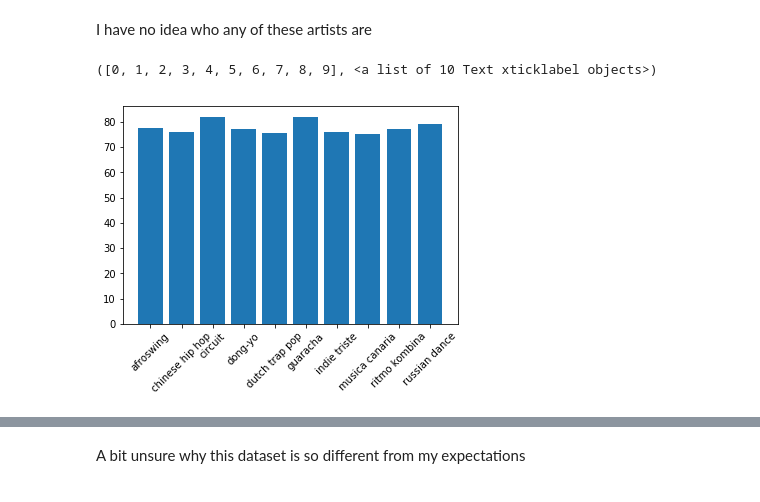
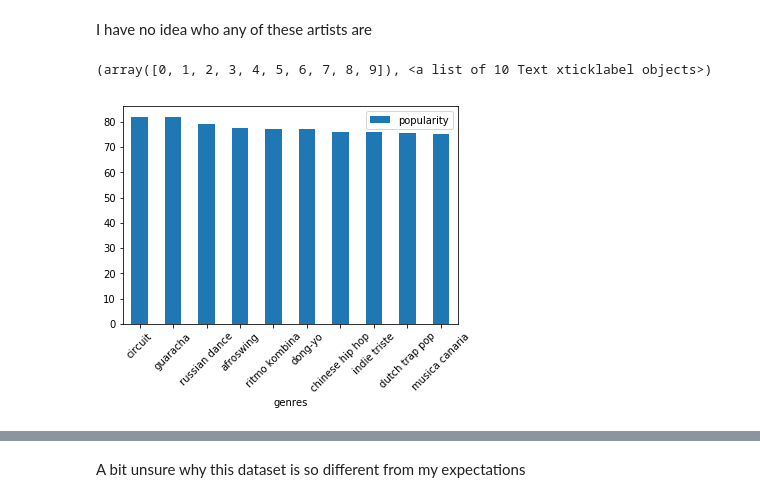
Before and after one commit to zainkhan9/spotify_ml, a Jupyter notebook: genre_clustering.ipynb, the cells around one changed output, grey strips where cells are left out. Cells and saved outputs as stored; diff of their text form; code cells hidden in the pictures.

Commit message:
trying to process artists array

```diff
--- a/genre_clustering.ipynb
+++ b/genre_clustering.ipynb
@@ -201,12 +201,12 @@ I have no idea who any of these artists are
 # %%
 top10_genre = df_genres.sort_values("popularity", ascending = False).head(10)
 genre = top10_genre["genres"]
 genre_pop = top10_genre["popularity"]
-plt.bar(genre, genre_pop)
+top10_genre.plot.bar("genres", "popularity")
 plt.xticks(rotation= 45)
 # %% [output]
-([0, 1, 2, 3, 4, 5, 6, 7, 8, 9], <a list of 10 Text xticklabel objects>)
+(array([0, 1, 2, 3, 4, 5, 6, 7, 8, 9]), <a list of 10 Text xticklabel objects>)
-[figure, old version]
+[figure, new version]
 # %%
 top10_genre
 # %% [output]
```
Also changed, not shown: parts of 9 cells of this notebook.
